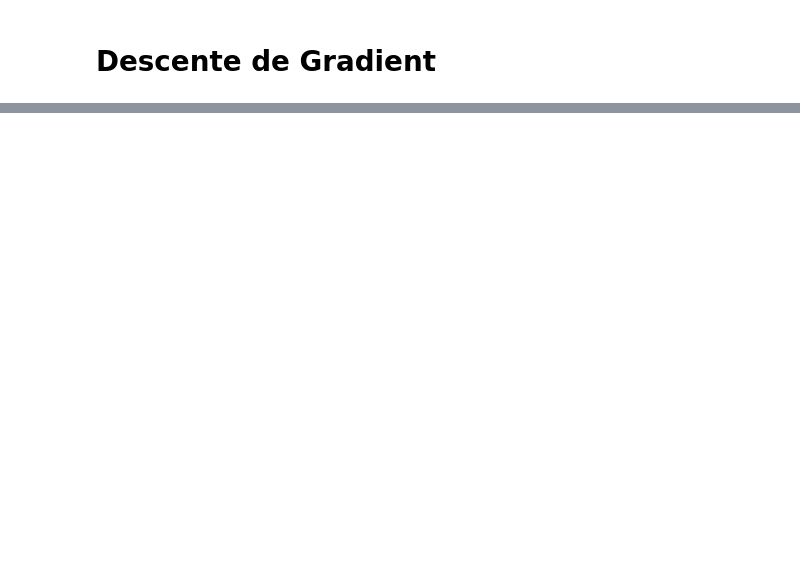
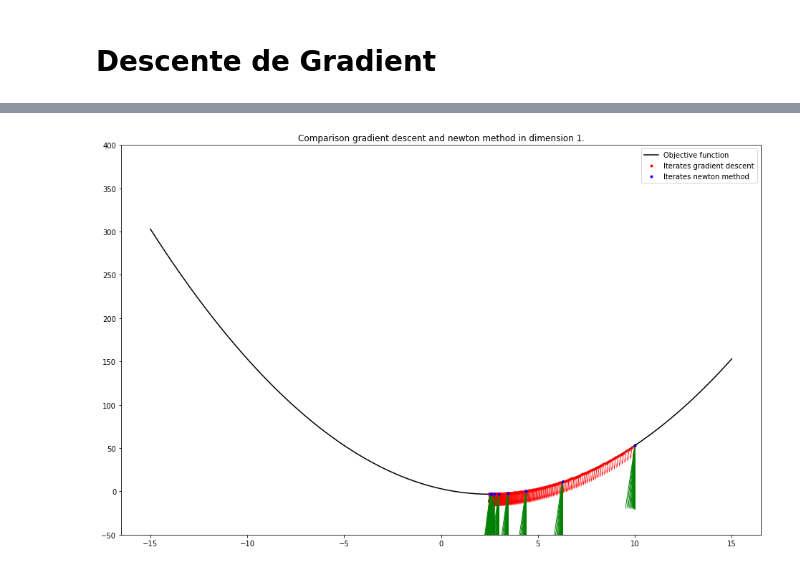
Before and after one commit to baptisteesteban/OCVXII, a Jupyter notebook: Danaé Experiment.ipynb, the cells around one changed output, grey strips where cells are left out. Drawn from its saved outputs; the diff is of its cells as text; code cells hidden in the pictures; blank space fills up the shorter version.

Commit message:
1st comparison

```diff
--- a/Danaé Experiment.ipynb
+++ b/Danaé Experiment.ipynb
@@ -185,0 +206,21 @@ AttributeError: 'function' object has no attribute 'grad'
+# %%
+fig, ax = plt.subplots(figsize=(16, 10))
+f = lambda x: f_1.value(x.reshape(1, -1))
+x = np.linspace(-15, 15, 600)
+ax.set_ylim(-50, 400)
+ax.plot(x, f(x), "k-", label="Objective function")
+# reshaping iters for input
+iters_reshape = iters.reshape(iters.shape[0], 1)
+ax.plot(iters_reshape, f(iters_reshape), 'r.', label="Iterates gradient descent")
+ax.quiver(iters_reshape, f(iters_reshape), iters_dir, -1,
+          color='r', scale=None, width=0.001, headwidth=4, headlength=10)
+
+ax.plot(newt.save, f(newt.save), 'b.', label="Iterates newton method")
+ax.quiver(newt.save, f(newt.save), iters_dir, -1,
+          color='g', scale=10, width=0.001, headwidth=2, headlength=10)
+
+ax.set_title("Comparison gradient descent and newton method in dimension 1.")
+ax.legend()
+print()
+# %% [output]
+[figure, added]
```
Also changed, not shown: parts of 14 cells of this notebook.
